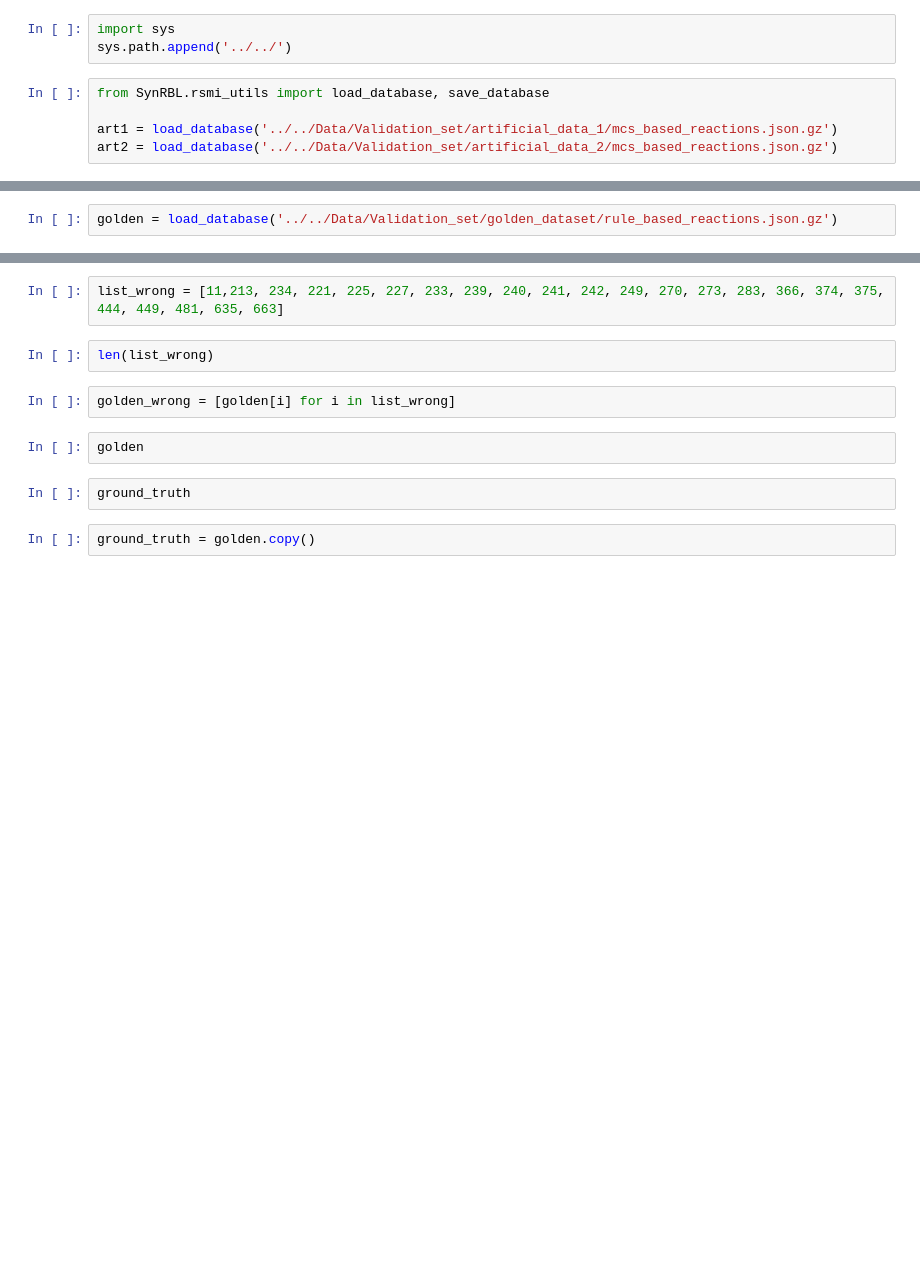
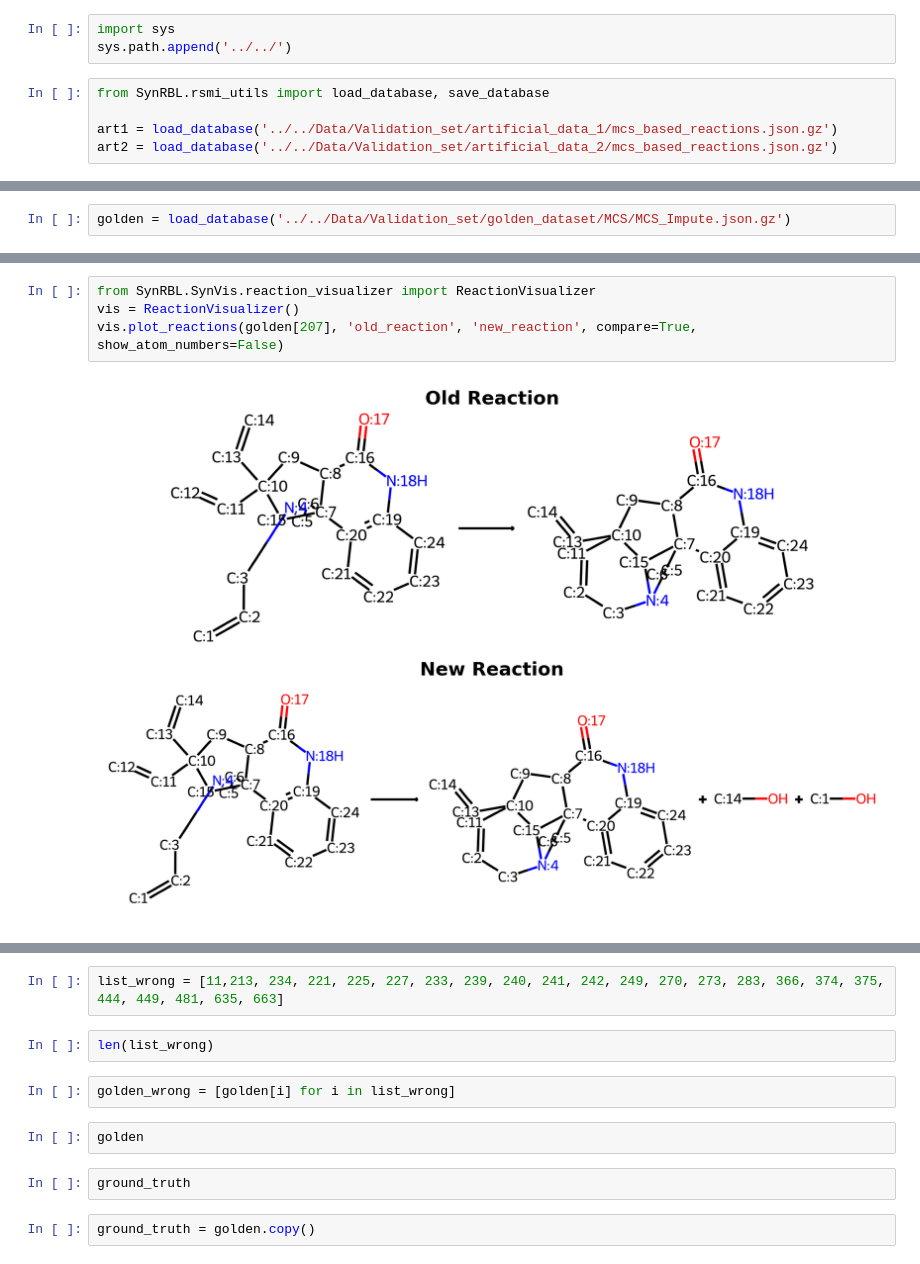
Before and after one commit to TieuLongPhan/SynRBL, a Jupyter notebook: Pipeline/Validation/test.ipynb, the cells around one changed output, grey strips where cells are left out. Cells and saved outputs as stored; diff of their text form; blank space fills up the shorter version.

```diff
--- a/Pipeline/Validation/test.ipynb
+++ b/Pipeline/Validation/test.ipynb
@@ -9,2 +46,2 @@ art2 = load_database('../../Data/Validation_set/artificial_data_2/mcs_based_reac
 # %%
-golden = load_database('../../Data/Validation_set/golden_dataset/rule_based_reactions.json.gz')
+golden = load_database('../../Data/Validation_set/golden_dataset/MCS/MCS_Impute.json.gz')
@@ -30,0 +68,6 @@ art1
+# %%
+from SynRBL.SynVis.reaction_visualizer import ReactionVisualizer
+vis = ReactionVisualizer()
+vis.plot_reactions(golden[207], 'old_reaction', 'new_reaction', compare=True, show_atom_numbers=False)
+# %% [output]
+[figure, added]
```
Also changed, not shown: parts of 37 cells of this notebook, 17 other files.
